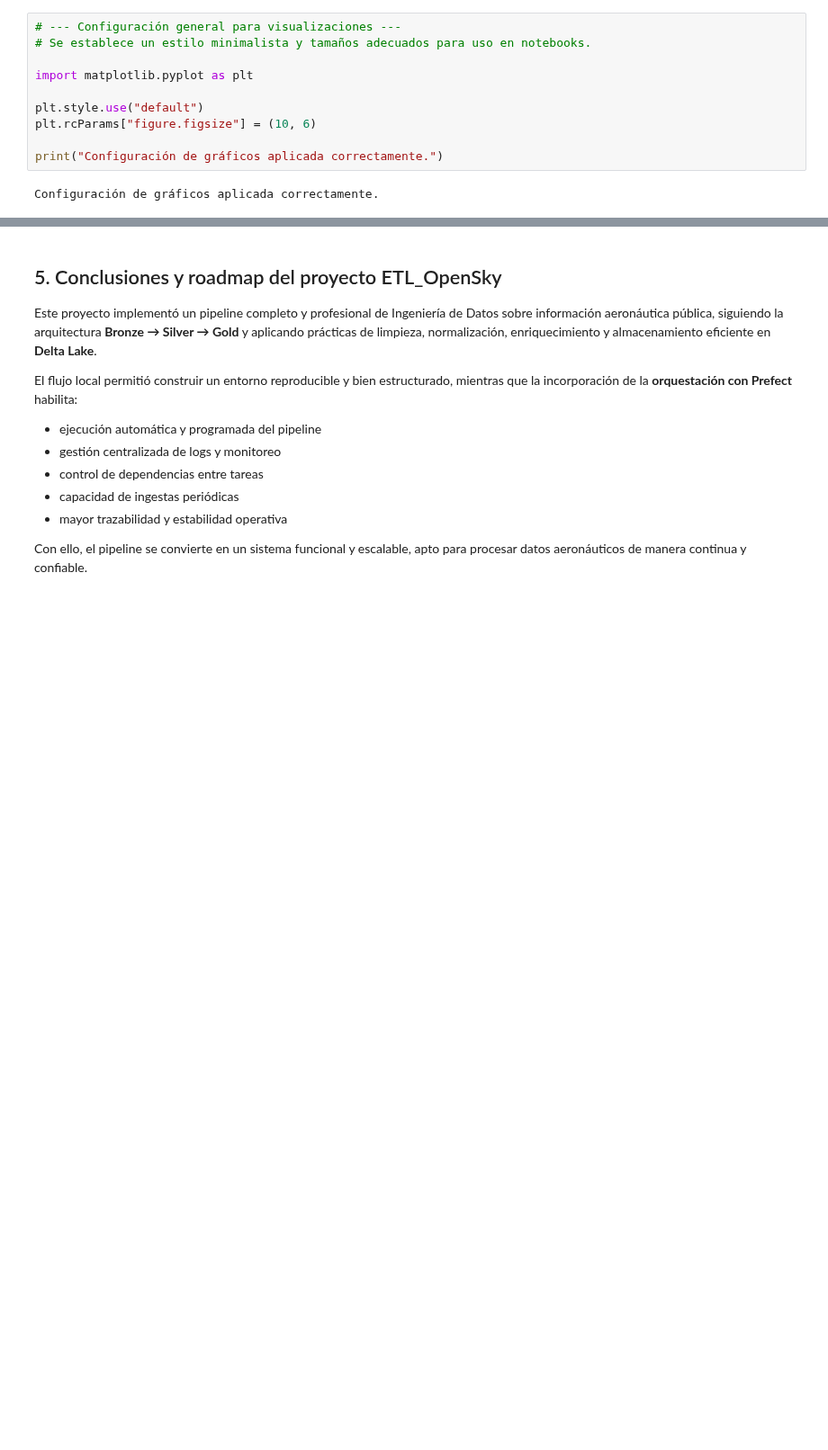
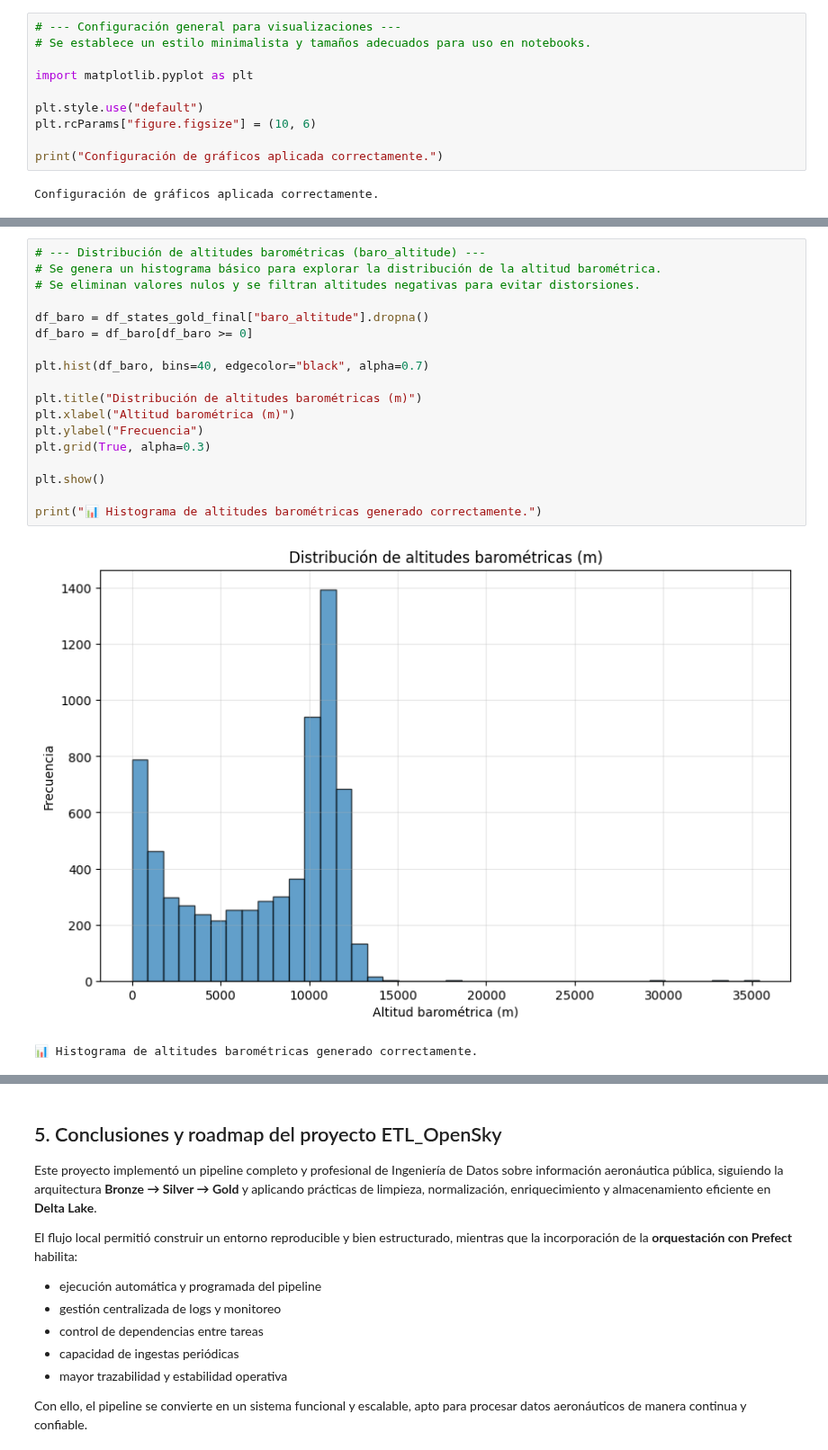
Before and after one commit to fernandezelias/ETL_OpenSky_Aviation, a Jupyter notebook: notebooks/01_opensky_etl.ipynb, the cells around one changed output, grey strips where cells are left out. Shown at 90% size. Saved outputs shown, nothing was run; the diff lists cells and outputs as text; blank space fills up the shorter version.

```diff
--- a/notebooks/01_opensky_etl.ipynb
+++ b/notebooks/01_opensky_etl.ipynb
@@ -1695,3 +1725,24 @@ df_states_gold_final.columns.tolist()
+# %%
+# --- Distribución de altitudes barométricas (baro_altitude) ---
+# Se genera un histograma básico para explorar la distribución de la altitud barométrica.
+# Se eliminan valores nulos y se filtran altitudes negativas para evitar distorsiones.
+
+df_baro = df_states_gold_final["baro_altitude"].dropna()
+df_baro = df_baro[df_baro >= 0]
+
+plt.hist(df_baro, bins=40, edgecolor="black", alpha=0.7)
+
+plt.title("Distribución de altitudes barométricas (m)")
+plt.xlabel("Altitud barométrica (m)")
+plt.ylabel("Frecuencia")
+plt.grid(True, alpha=0.3)
+
+plt.show()
+
+print("📊 Histograma de altitudes barométricas generado correctamente.")
+# %% [output]
+[figure, added]
+📊 Histograma de altitudes barométricas generado correctamente.
 # %%
 # --- Scatter geográfico de posiciones ---
 # Se grafican las coordenadas válidas del snapshot dinámico para visualizar
```
Also changed, not shown: parts of 31 cells of this notebook, 13 other files.
